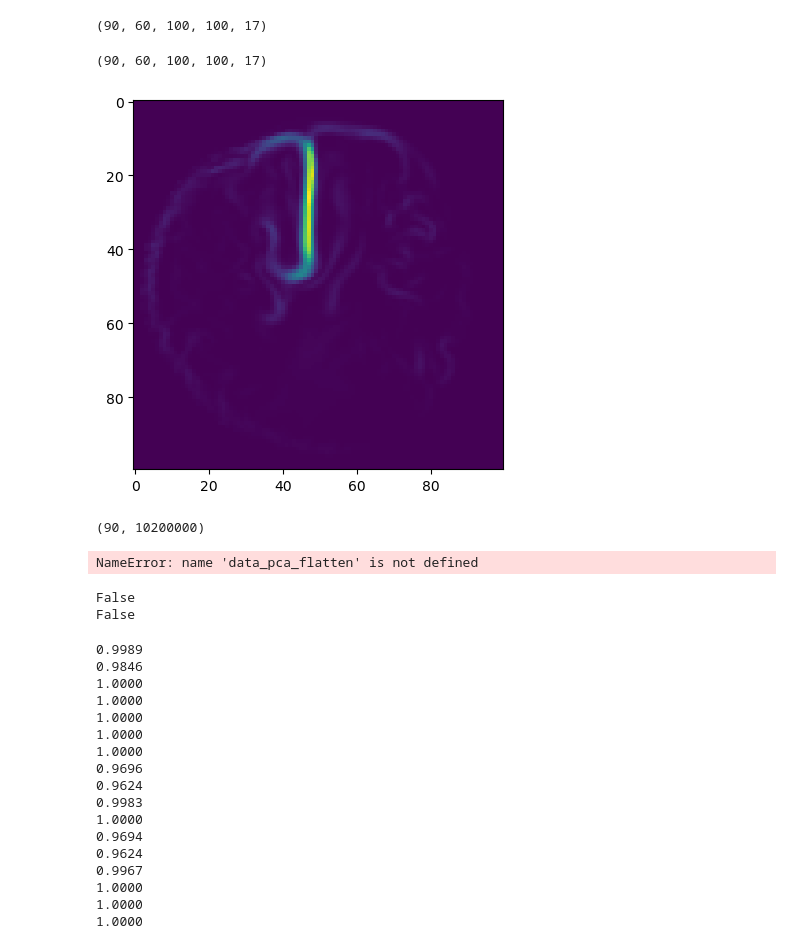
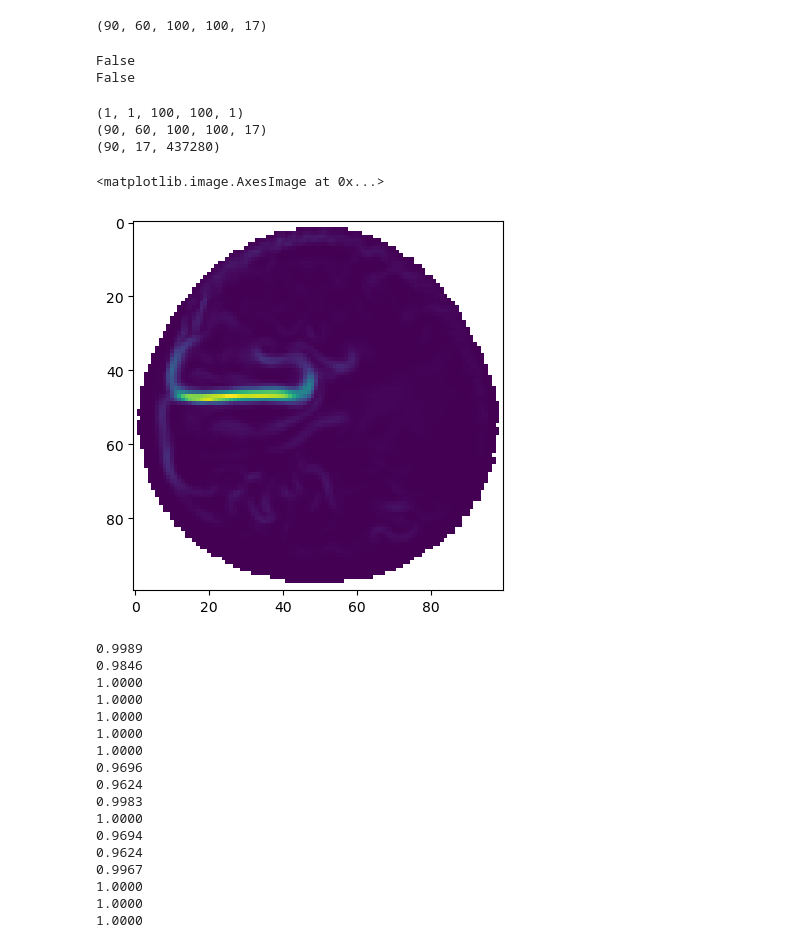
Before and after one commit to iamyixuan/DeepAdjoint, a Jupyter notebook: notebooks/SOMA-PCA.ipynb, the cells around one changed output. Drawn from its saved outputs; the diff is of its cells as text; code cells hidden in the pictures.

```diff
--- a/notebooks/SOMA-PCA.ipynb
+++ b/notebooks/SOMA-PCA.ipynb
@@ -39,7 +51,7 @@ def channel_pca(data):
 # note that since the datasize is large, the covariance matrices should be estimated using subsamples from the training set
 # choose the first 3 forward runs as the subsamples for PCA
 
-data = h5py.File('/pscratch/sd/y/yixuans/datatset/SOMA/varyGM/thedataset3.hdf5', 'r')
+data = h5py.File('/pscratch/sd/y/yixuans/datatset/SOMA/thedataset-GM.hdf5', 'r')
 data_pca = [data['forward_0'][...], data['forward_1'][...], data['forward_2'][...]]
 data_pca = np.concatenate(data_pca, axis=0)
 
@@ -53,29 +65,13 @@ print(data_pca.shape)
 import pickle
 with open('../tmp/SOMA_mask.pkl', 'rb') as f:
     mask = pickle.load(f)
-mask = ~np.logical_or(mask['mask1'], mask['mask2'])[0:1,0:1,:,:,0:1]
-mask = mask.astype(int)
+mask_bool = ~np.logical_or(mask['mask1'], mask['mask2'])[0:1,0:1,:,:,0:1]
+mask = mask_bool.astype(int)
 data_pca = data_pca * mask
-print(data_pca.shape)
-import matplotlib.pyplot as plt
-plt.imshow(data_pca[0, 0,:,:,2].T)
-plt.show()
+# print(data_pca.shape)
+# import matplotlib.pyplot as plt
+# plt.imshow(data_pca[0, 0,:,:,2].T)
+# plt.show()
-# %% [output]
-(90, 60, 100, 100, 17)
-[figure, removed]
-# %%
-# flatten the data
-data_pca_flatten = data_pca.reshape(data_pca.shape[0], -1)
-print(data_pca_flatten.shape)
-# %% [output]
-(90, 10200000)
-# %%
-# zero center the data
-from sklearn.preprocessing import StandardScaler as sc
-scaler = sc()
-data_pca_centered = scaler.fit_transform(data_pca_flatten)
-# %% [output]
-NameError: name 'data_pca_flatten' is not defined
 # %%
 # perform pca
 
@@ -93,11 +89,26 @@ False
 False
 # %%
 # perform channel wise pca
-PCAs = channel_pca(centered_data)
+print(mask.shape)
+print(centered_data.shape)
+mask_new = np.broadcast_to(mask_bool, centered_data.shape)
+PCAs, vec_mask = channel_pca(centered_data, mask_new)
+#centered_data[~mask_new] = np.nan
 
-import pickle
-with open('./saved_PCAs.pkl', 'wb') as f:
-    pickle.dump(PCAs, f)
+# import pickle
+# with open('./saved_PCAs.pkl', 'wb') as f:
+#     pickle.dump(PCAs, f)
+# %% [output]
+(1, 1, 100, 100, 1)
+(90, 60, 100, 100, 17)
+(90, 17, 437280)
+# %%
+import matplotlib.pyplot as plt
+fig, ax = plt.subplots()
+ax.imshow(centered_data[0, 0, :, :, 2])
+# %% [output]
+<matplotlib.image.AxesImage at 0x...>
+[figure, added]
 # %%
 
 for p in PCAs:
```
Also changed, not shown: parts of 2 cells of this notebook, 11 other files.
